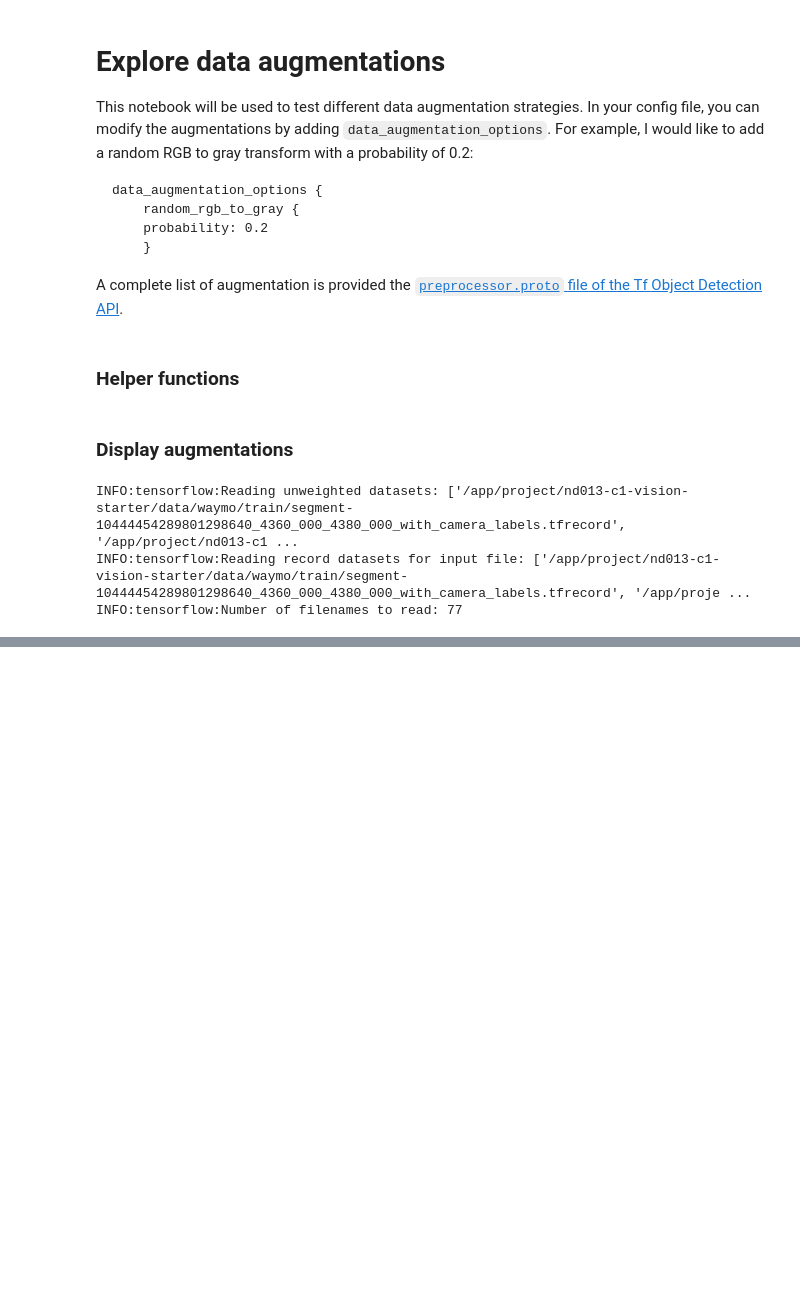
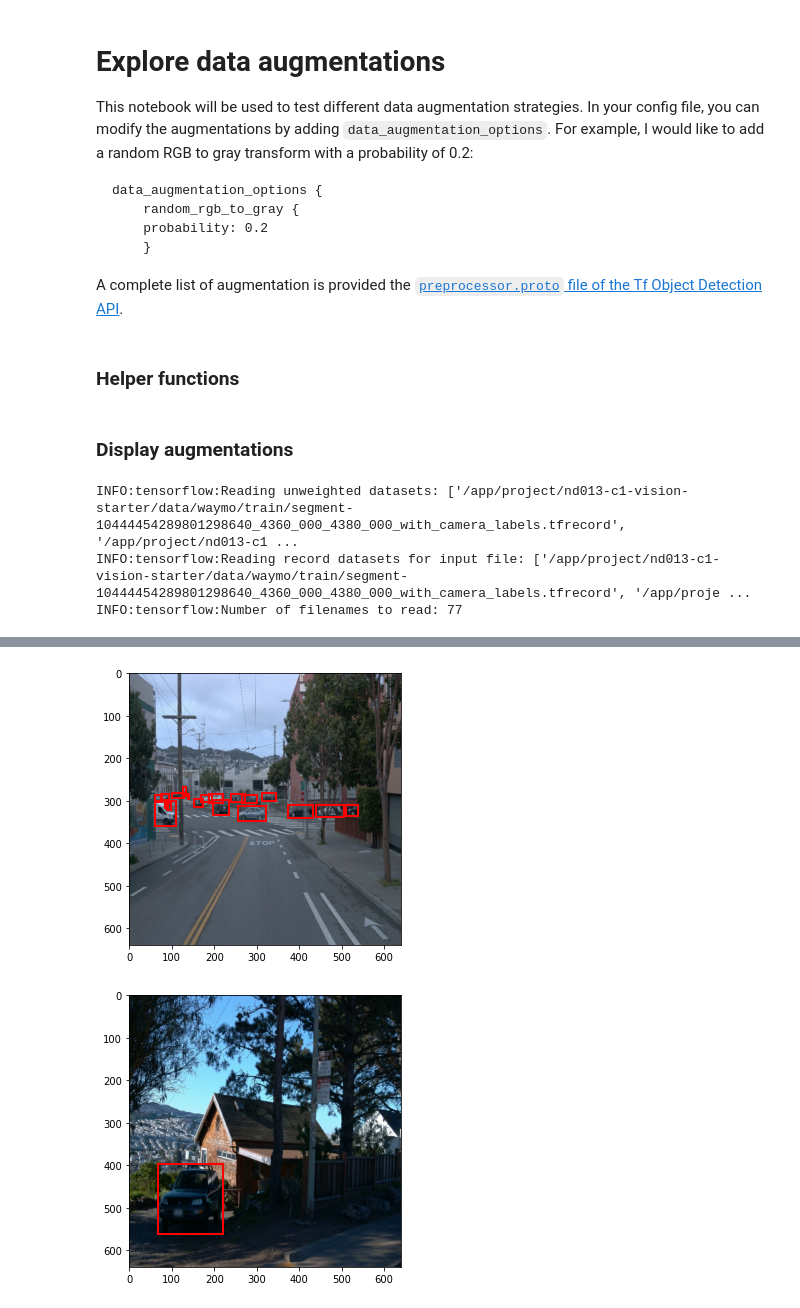
Before and after one commit to taemt94/Udacity_Self-Driving_Car_Engineer_Project, a Jupyter notebook: 1_Object_Detection_in_an_Urban_Environment/nd013-c1-vision-starter/Explore augmentations.ipynb, the cells around one changed output, grey strips where cells are left out. Cells and saved outputs as stored; diff of their text form; code cells hidden in the pictures; blank space fills up the shorter version.

```diff
--- a/1_Object_Detection_in_an_Urban_Environment/nd013-c1-vision-starter/Explore augmentations.ipynb
+++ b/1_Object_Detection_in_an_Urban_Environment/nd013-c1-vision-starter/Explore augmentations.ipynb
@@ -70,0 +119,5 @@ for batch in train_dataset.take(1):
+# %%
+### Random Adjust Saturation Augmentation
+### min_delta : 0.8
+### max_delta : 1.25
+train_dataset = get_train_input("./experiments/augmentations/pipeline_RandomAdjustSaturation.config")
@@ -70,0 +128,8 @@ for batch in train_dataset.take(1):
+# %%
+%matplotlib inline
+
+for batch in train_dataset.take(1):
+    display_batch(batch)
+# %% [output]
+[figure, added]
+[figure, added]
```
Also changed, not shown: parts of 14 cells of this notebook, 7 other files.
